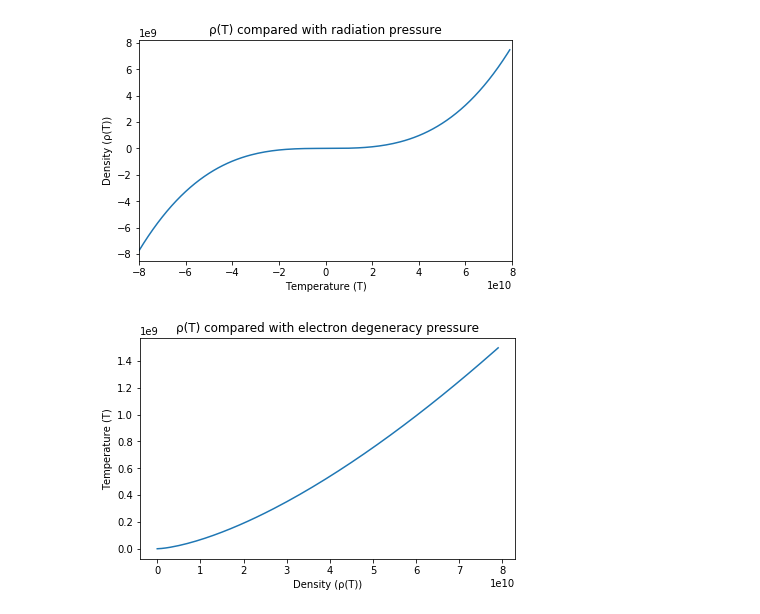
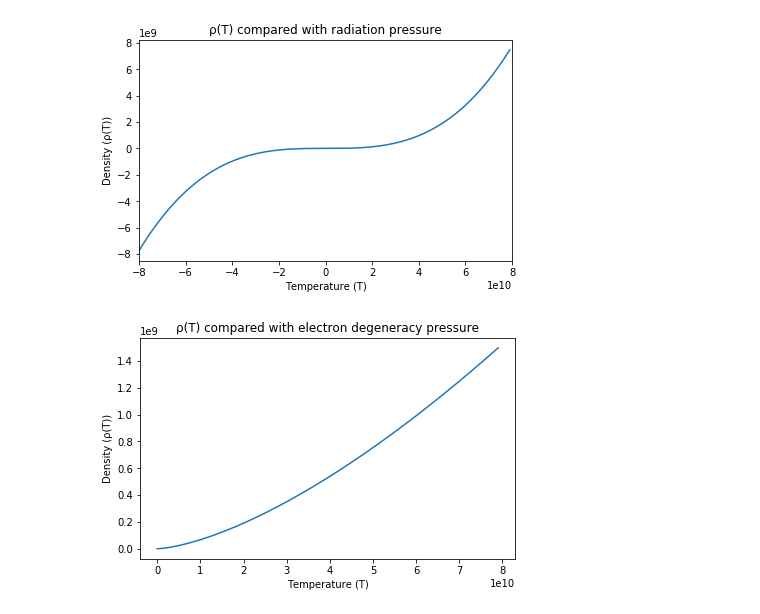
Before and after one commit to wildAstroboy/astro_4090, a Jupyter notebook: Homework 1.ipynb, the cells around one changed output. Saved outputs shown, nothing was run; the diff lists cells and outputs as text; code cells hidden in the pictures.

```diff
--- a/Homework 1.ipynb
+++ b/Homework 1.ipynb
@@ -128,9 +128,9 @@ plt.show()
 # %%
 plt.plot(T, rho_degen(T))
 plt.title('⍴(T) compared with electron degeneracy pressure')
-plt.xlabel('Density (⍴(T))')
-plt.ylabel('Temperature (T)')
+plt.xlabel('Temperature (T)')
+plt.ylabel('Density (⍴(T))')
 plt.tight_layout(pad=1.0)
 plt.show()
 # %% [output]
-[figure, old version]
+[figure, new version]
```
Also changed, not shown: parts of 1 cell of this notebook.
